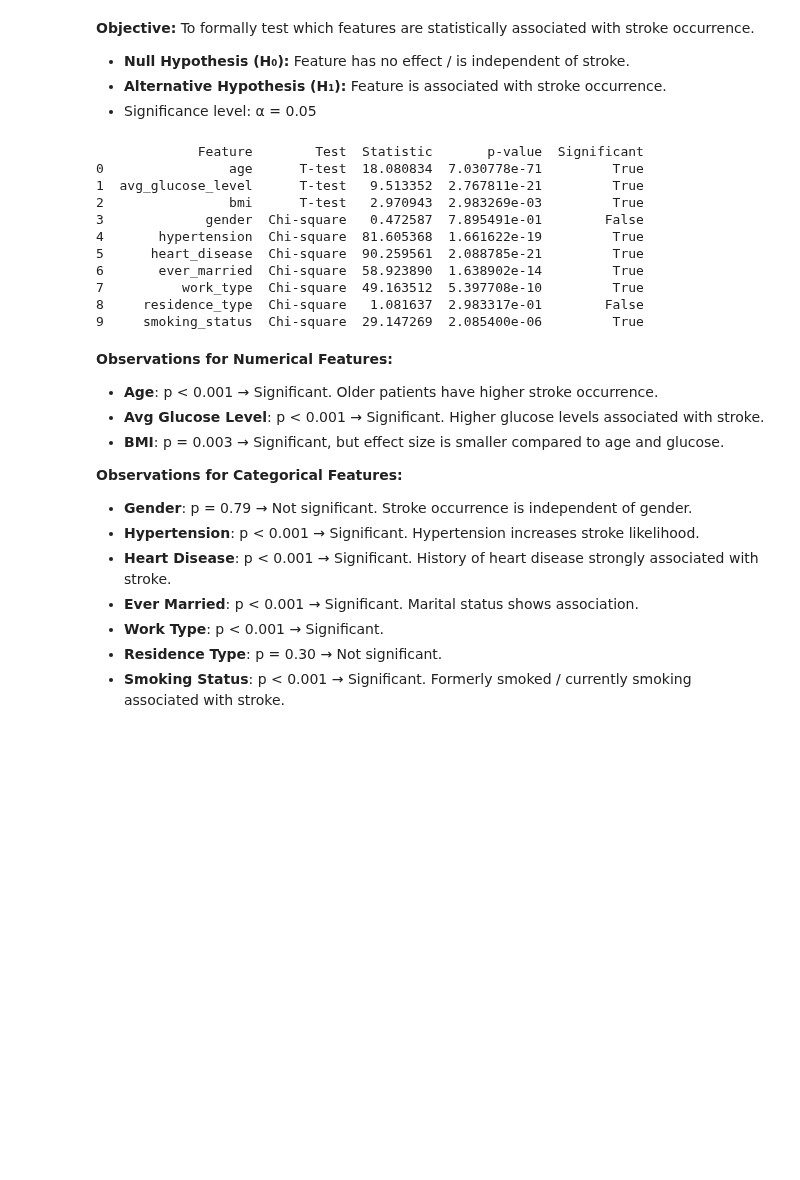
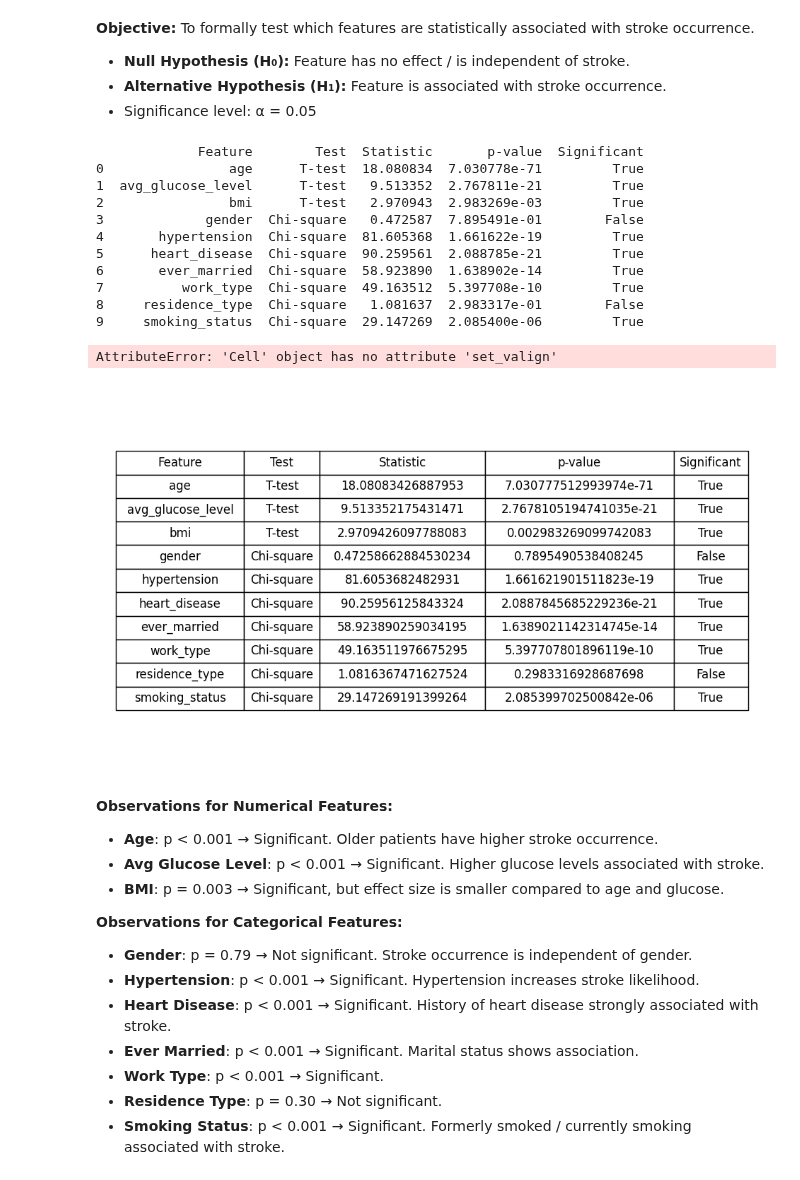
Before and after one commit to ali-khurshid/stroke-risk-predictive-analysis, a Jupyter notebook: jupyter_notebooks/02 - hypothesis_testing.ipynb, the cells around one changed output. Cells and saved outputs as stored; diff of their text form; code cells hidden in the pictures; blank space fills up the shorter version.

```diff
--- a/jupyter_notebooks/02 - hypothesis_testing.ipynb
+++ b/jupyter_notebooks/02 - hypothesis_testing.ipynb
@@ -7,42 +7,90 @@
 # %%
 import pandas as pd
 import numpy as np
+import matplotlib.pyplot as plt
 from scipy.stats import ttest_ind, chi2_contingency
 
 #load cleaned dataset
 df = pd.read_parquet('../Data/processed_stroke_data.parquet')
-aplha = 0.05 # significance level
+alpha = 0.05 # significance level
 
 numerical_cols = ['age', 'avg_glucose_level', 'bmi']
 categorical_cols = ['gender', 'hypertension', 'heart_disease', 'ever_married', 'work_type', 'residence_type', 'smoking_status']
 results = []
+
 # T-test for numerical features
 for col in numerical_cols:
     stroke_group = df[df['stroke'] == 1][col].dropna()
     no_stroke_group = df[df['stroke'] == 0][col].dropna()
     t_stat, p_value = ttest_ind(stroke_group, no_stroke_group)
-    results.append((col, 'T-test', t_stat, p_value, p_value < aplha))
+    results.append((col, 'T-test', t_stat, p_value, p_value < alpha))
+
 # Chi-square test for categorical features
 for col in categorical_cols:
     contingency_table = pd.crosstab(df[col], df['stroke'])
     chi2, p_value, dof, expected = chi2_contingency(contingency_table)
-    results.append((col, 'Chi-square', chi2, p_value, p_value < aplha))
+    results.append((col, 'Chi-square', chi2, p_value, p_value < alpha))
 
 # Display results
 results_df = pd.DataFrame(results, columns=['Feature', 'Test', 'Statistic', 'p-value', 'Significant'])
 print(results_df)
+
+# Create a figure and axis
+fig, ax = plt.subplots(figsize=(12, len(results_df)*0.6 + 1))
+
+# Hide axes
+ax.axis('off')
+
+# Create table
+tbl = ax.table(
+    cellText=results_df.values,
+    colLabels=results_df.columns,
+    cellLoc='center',
+    loc='center'
+)
+
+tbl.auto_set_font_size(False)
+tbl.set_fontsize(12)
+tbl.auto_set_column_width(col=list(range(len(results_df.columns))))
+tbl.scale(1, 2)
+
+# Color rows and highlight Significant column
+for (i, j), cell in tbl.get_celld().items():
+    # Header row
+    if i == 0:
+        cell.set_facecolor('#40466e')
+        cell.set_text_props(weight='bold', color='white', verticalalignment='center', horizontalalignment='center')
+    else:
+        # alternating row colors
+        cell.set_facecolor('#f1f1f2' if i % 2 == 0 else 'white')
+        cell.set_text_props(verticalalignment='center', horizontalalignment='center')
+        # Significant column coloring (last column)
+        if j == 4:  # 'Significant' column
+            if results_df.iloc[i-1]['Significant']:
+                cell.set_facecolor('green')
+                cell.set_text_props(weight='bold', color='white', verticalalignment='center', horizontalalignment='center')
+            else:
+                cell.set_facecolor('red')
+                cell.set_text_props(weight='bold', color='white', verticalalignment='center', horizontalalignment='center')
+
+# Save figure
+plt.savefig('../Images/hypothesis_test_results.png', bbox_inches='tight', dpi=300, facecolor = 'white')
+plt.tight_layout()
+plt.show()
 # %% [output]
              Feature        Test  Statistic       p-value  Significant
 0                age      T-test  18.080834  7.030778e-71         True
 1  avg_glucose_level      T-test   9.513352  2.767811e-21         True
 2                bmi      T-test   2.970943  2.983269e-03         True
 3             gender  Chi-square   0.472587  7.895491e-01        False
 4       hypertension  Chi-square  81.605368  1.661622e-19         True
 5      heart_disease  Chi-square  90.259561  2.088785e-21         True
 6       ever_married  Chi-square  58.923890  1.638902e-14         True
 7          work_type  Chi-square  49.163512  5.397708e-10         True
 8     residence_type  Chi-square   1.081637  2.983317e-01        False
 9     smoking_status  Chi-square  29.147269  2.085400e-06         True
+AttributeError: 'Cell' object has no attribute 'set_valign'
+[figure, added]
 # %% [markdown]
 **Observations for Numerical Features:**
 
```
Also changed, not shown: 26 other files.
